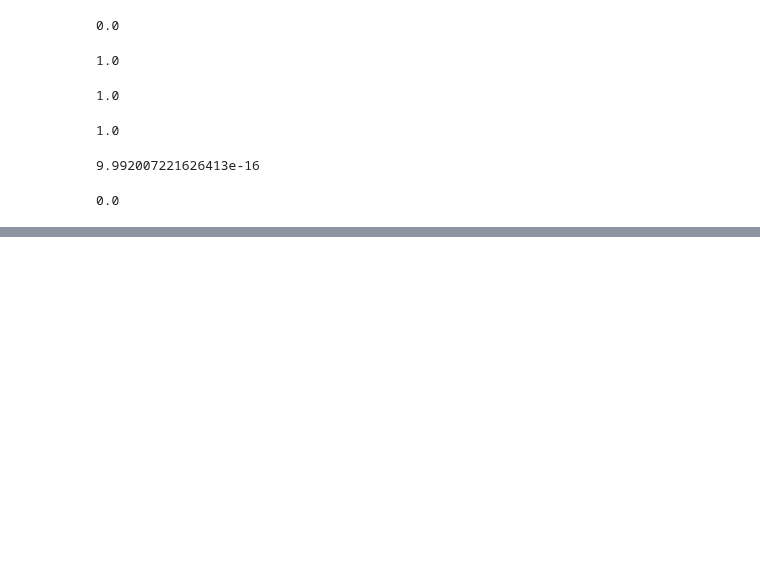
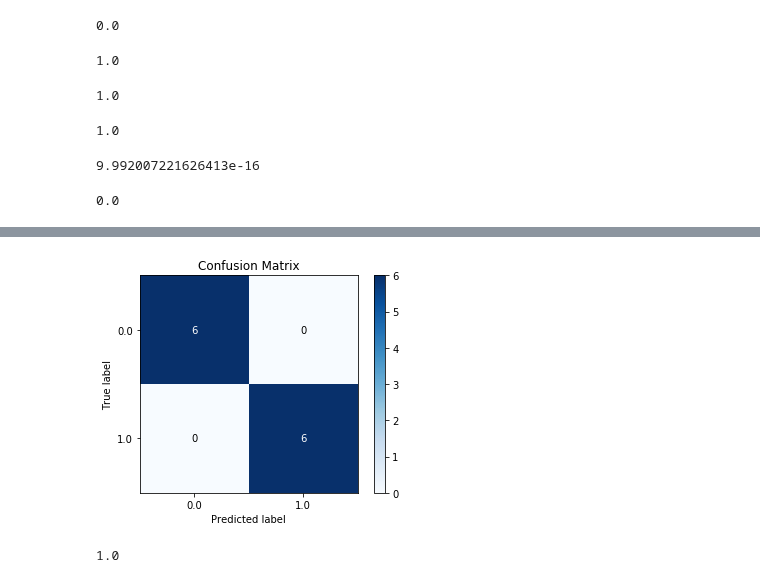
Before and after one commit to DipankarJDutta/DipankarJDutta-Biomarker-discovery-from-B-T-cells-in-FASD-GDM-with-LSTM, a Jupyter notebook: LSTM_B_T_Median_optimized model_evaluating model performance on unseen dataset.ipynb, the cells around one changed output, grey strips where cells are left out. Drawn from its saved outputs; the diff is of its cells as text; code cells hidden in the pictures; blank space fills up the shorter version.

```diff
--- a/LSTM_B_T_Median_optimized model_evaluating model performance on unseen dataset.ipynb
+++ b/LSTM_B_T_Median_optimized model_evaluating model performance on unseen dataset.ipynb
@@ -207,3 +208,10 @@ from sklearn.metrics import brier_score_loss
 brier_score_loss(y_true, y_pred)
 # %% [output]
 0.0
+# %%
+#import scikitplot
+!pip install scikit-plot
+import scikitplot as skplt
+skplt.metrics.plot_confusion_matrix(y_true, y_pred)
+plt.show()
+# %% [output]
@@ -209,0 +233,9 @@ brier_score_loss(y_true, y_pred)
+[figure, added]
+# %%
+# Determine and Print Kolmogorov-Smirnov statistic (If there is a threshold for which all observations above are truly positive and all observations below are truly negative we get a perfect KS statistic of 1.0.)
+from scikitplot.helpers import binary_ks_curve
+res = binary_ks_curve(y_true, y_pred)
+ks_stat = res[3]
+print (ks_stat)
+# %% [output]
+1.0
```
Also changed, not shown: parts of 2 cells of this notebook.
